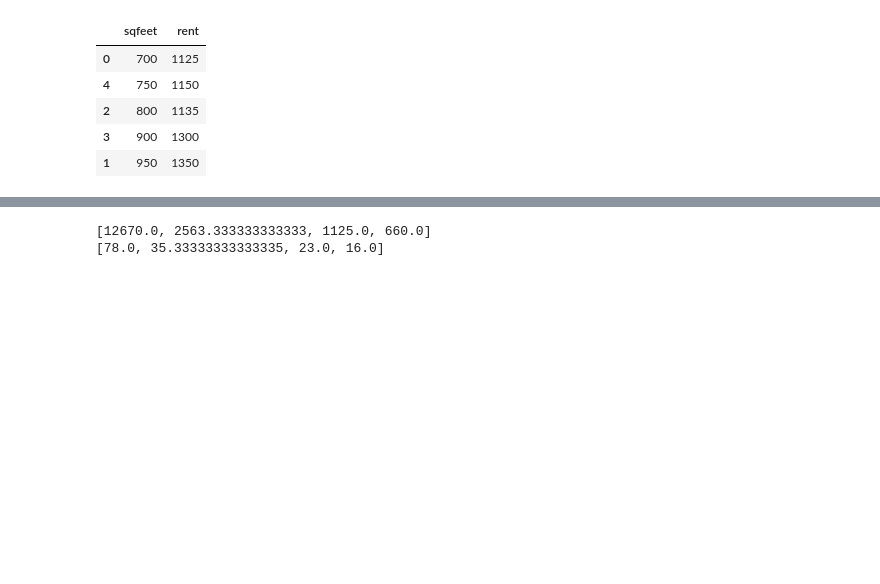
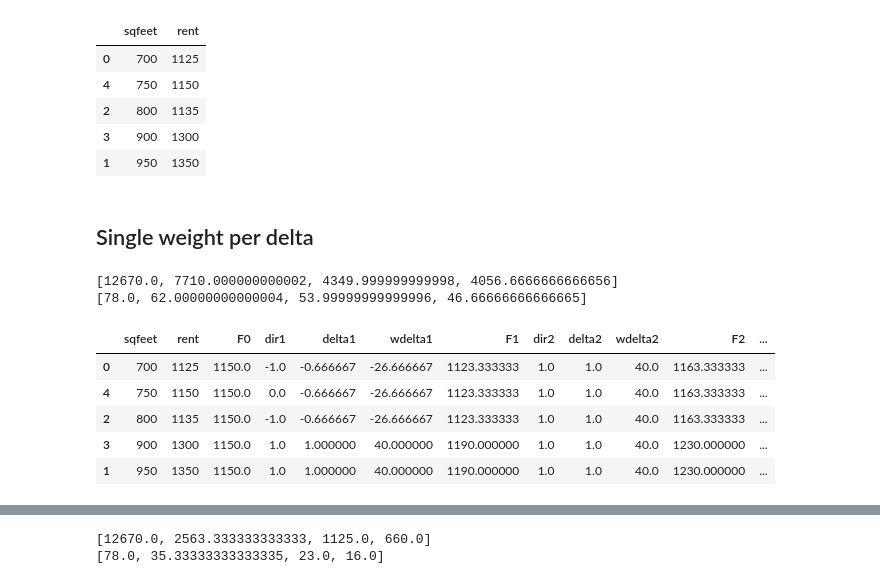
Before and after one commit to parrt/ml-articles, a Jupyter notebook: gradient-boosting/notebooks/dev-mae.ipynb, the cells around one changed output, grey strips where cells are left out. Saved outputs shown, nothing was run; the diff lists cells and outputs as text; code cells hidden in the pictures; blank space fills up the shorter version.

```diff
--- a/gradient-boosting/notebooks/dev-mae.ipynb
+++ b/gradient-boosting/notebooks/dev-mae.ipynb
@@ -34,3 +34,54 @@ df
 | 2 | 800 | 1135 |
 | 3 | 900 | 1300 |
 | 1 | 950 | 1350 |
+# %% [markdown]
+## Single weight per delta
+# %%
+def stub_predict(x_train, y_train, split):
+    left = y_train[x_train<split]
+    right = y_train[x_train>split]
+    lmean = np.mean(left)
+    rmean = np.mean(right)
+#     lw,rw = w
+    lw,rw = 1,1
+    return np.array([lw*lmean if x<split else rw*rmean for x in x_train])
+
+eta = 1.0
+splits = [None,850, 850, 725] # manually pick them
+w = [None, (20,100), (5,30), (5,20)]
+stages = 4
+
+def boost(df, xcol, ycol, splits, eta, stages):
+    """
+    Update df to have direction_i, delta_i, F_i.
+    Return MSE, MAE
+    """
+    f0 = df[ycol].median()
+    df['F0'] = f0
+
+    for s in range(1,stages):
+        # print("Weight", w[s])
+        df[f'dir{s}'] = np.sign(df[ycol] - df[f'F{s-1}'])
+        df[f'delta{s}'] = stub_predict(df[xcol], df[f'dir{s}'], splits[s])
+        df[f'wdelta{s}'] = df[f'delta{s}'] * 40
+        df[f'F{s}'] = df[f'F{s-1}'] + eta * df[f'wdelta{s}']
+
+    mse = [mean_squared_error(df[ycol], df['F'+str(s)]) for s in range(stages)]
+    mae = [mean_absolute_error(df[ycol], df['F'+str(s)]) for s in range(stages)]
+    return mse, mae
+
+mse,mae = boost(df, 'sqfeet', 'rent', splits, eta, stages)
+print(mse)
+print(mae)
+df['deltas'] = df[['delta1','delta2','delta3']].sum(axis=1) # sum deltas
+
+df
+# %% [output]
+[12670.0, 7710.000000000002, 4349.999999999998, 4056.6666666666656]
+[78.0, 62.00000000000004, 53.99999999999996, 46.66666666666665]
+|  | sqfeet | rent | F0 | dir1 | delta1 | wdelta1 | F1 | dir2 | delta2 | wdelta2 | F2 | ... |
+| 0 | 700 | 1125 | 1150.0 | -1.0 | -0.666667 | -26.666667 | 1123.333333 | 1.0 | 1.0 | 40.0 | 1163.333333 | ... |
+| 4 | 750 | 1150 | 1150.0 | 0.0 | -0.666667 | -26.666667 | 1123.333333 | 1.0 | 1.0 | 40.0 | 1163.333333 | ... |
+| 2 | 800 | 1135 | 1150.0 | -1.0 | -0.666667 | -26.666667 | 1123.333333 | 1.0 | 1.0 | 40.0 | 1163.333333 | ... |
+| 3 | 900 | 1300 | 1150.0 | 1.0 | 1.000000 | 40.000000 | 1190.000000 | 1.0 | 1.0 | 40.0 | 1230.000000 | ... |
+| 1 | 950 | 1350 | 1150.0 | 1.0 | 1.000000 | 40.000000 | 1190.000000 | 1.0 | 1.0 | 40.0 | 1230.000000 | ... |
```
Also changed, not shown: parts of 4 cells of this notebook, 1 other file.
